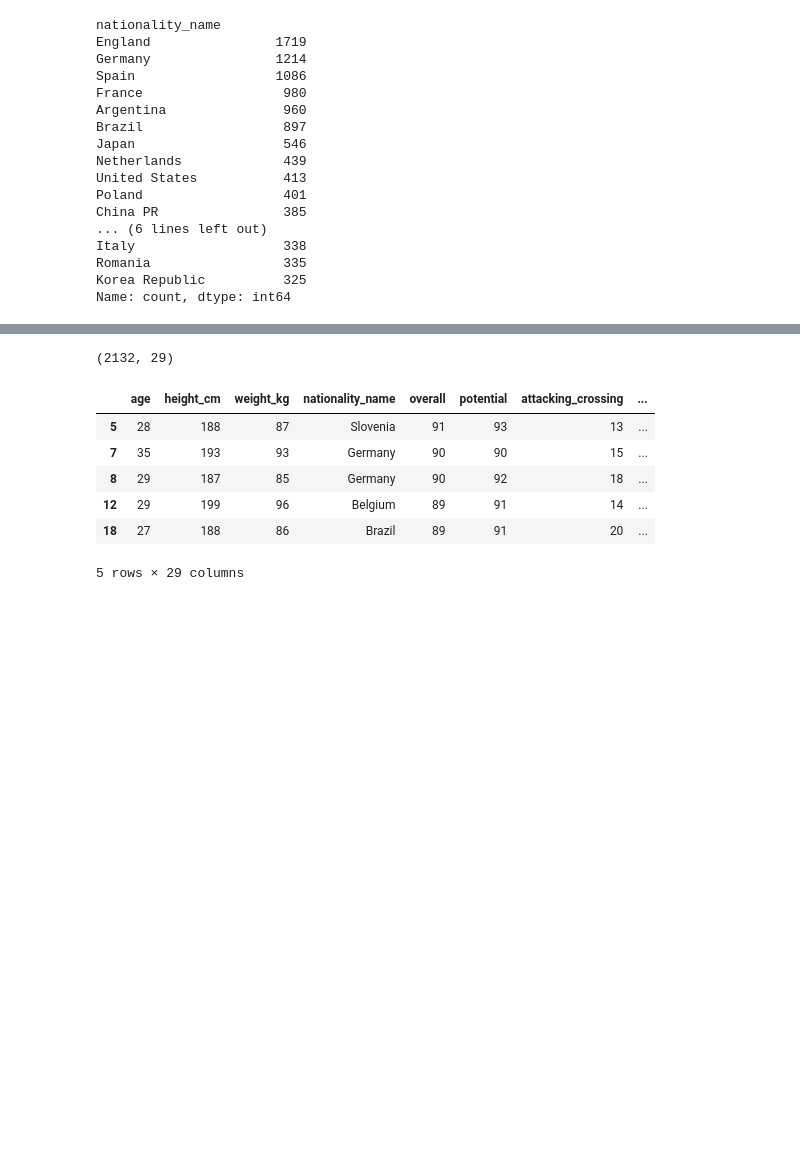
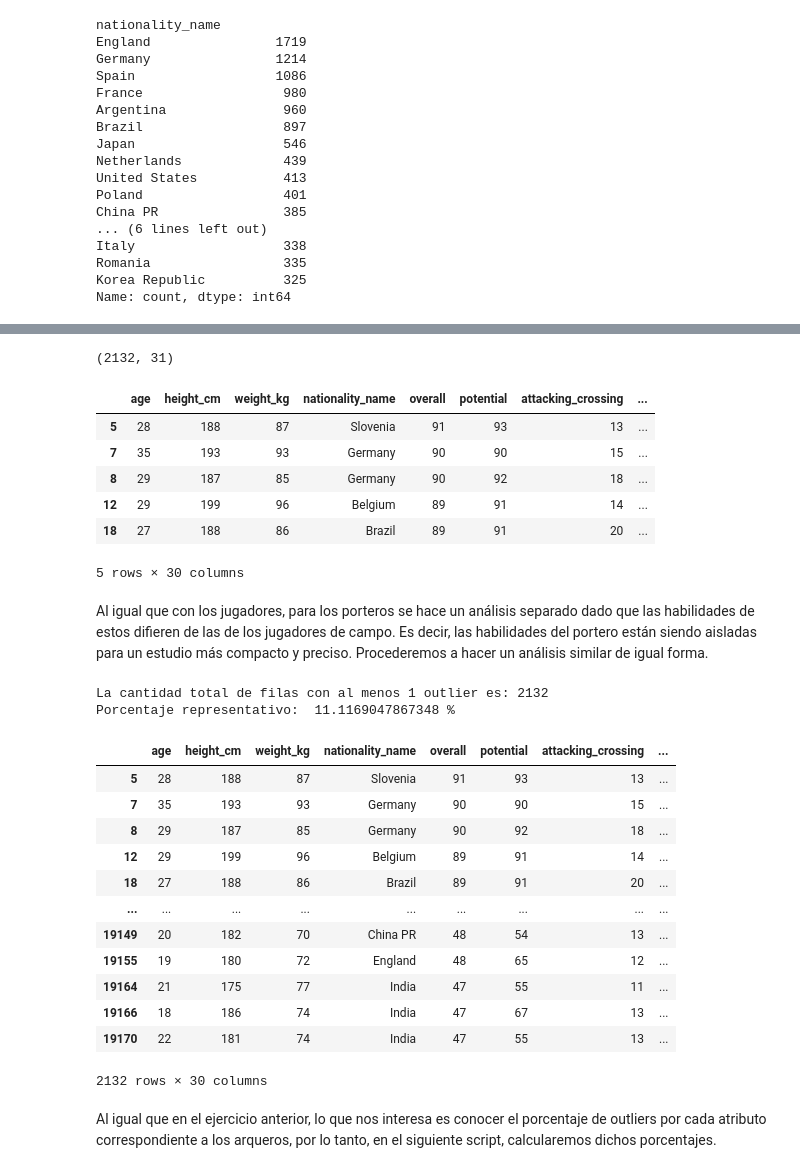
Before and after one commit to devrenato56/football-salaries-ml, a Jupyter notebook: notebooks/01_eda.ipynb, the cells around one changed output, grey strips where cells are left out. Drawn from its saved outputs; the diff is of its cells as text; code cells hidden in the pictures; blank space fills up the shorter version.

```diff
--- a/notebooks/01_eda.ipynb
+++ b/notebooks/01_eda.ipynb
@@ -381,13 +431,41 @@ limite_sup = q3 + 1.5*iqr
 # Filtro
 outliers_gk = df[((df[numeric_columns_gk] < limite_inf) | (df[numeric_columns_gk] > limite_sup)).any(axis=1)]
 print(outliers_gk.shape)
-outliers_gk.head()
+outliers_gk.head().drop(columns=["cantidad_outliers"])
 # %% [output]
-(2132, 29)
+(2132, 31)
 |  | age | height_cm | weight_kg | nationality_name | overall | potential | attacking_crossing | ... |
 | 5 | 28 | 188 | 87 | Slovenia | 91 | 93 | 13 | ... |
 | 7 | 35 | 193 | 93 | Germany | 90 | 90 | 15 | ... |
 | 8 | 29 | 187 | 85 | Germany | 90 | 92 | 18 | ... |
 | 12 | 29 | 199 | 96 | Belgium | 89 | 91 | 14 | ... |
 | 18 | 27 | 188 | 86 | Brazil | 89 | 91 | 20 | ... |
-5 rows × 29 columns
+5 rows × 30 columns
+# %% [markdown]
+Al igual que con los jugadores, para los porteros se hace un análisis separado dado que las habilidades de estos difieren de las de los jugadores de campo. Es decir, las habilidades del portero están siendo aisladas para un estudio más compacto y preciso. Procederemos a hacer un análisis similar de igual forma.
+# %%
+#Ahora, identifiquemos la cantidad de outliers por cada jugador que tenga al menos 1 outlier de los atributos de portero
+condicion_outliers_gk = df[numeric_columns_gk].lt(limite_inf, axis=1) | df[numeric_columns_gk].gt(limite_sup, axis=1)
+df["cantidad_outliers_gk"] = condicion_outliers_gk.sum(axis=1)
+outliers_gk = df[condicion_outliers_gk.any(axis=1)]
+print("La cantidad total de filas con al menos 1 outlier es:", len(outliers_gk))
+print("Porcentaje representativo: ", (len(outliers_gk)/len(df))*100, "%")
+outliers_gk.drop(columns=["cantidad_outliers"])
+# %% [output]
+La cantidad total de filas con al menos 1 outlier es: 2132
+Porcentaje representativo:  11.1169047867348 %
+|  | age | height_cm | weight_kg | nationality_name | overall | potential | attacking_crossing | ... |
+| 5 | 28 | 188 | 87 | Slovenia | 91 | 93 | 13 | ... |
+| 7 | 35 | 193 | 93 | Germany | 90 | 90 | 15 | ... |
+| 8 | 29 | 187 | 85 | Germany | 90 | 92 | 18 | ... |
+| 12 | 29 | 199 | 96 | Belgium | 89 | 91 | 14 | ... |
+| 18 | 27 | 188 | 86 | Brazil | 89 | 91 | 20 | ... |
+| ... | ... | ... | ... | ... | ... | ... | ... | ... |
+| 19149 | 20 | 182 | 70 | China PR | 48 | 54 | 13 | ... |
+| 19155 | 19 | 180 | 72 | England | 48 | 65 | 12 | ... |
+| 19164 | 21 | 175 | 77 | India | 47 | 55 | 11 | ... |
+| 19166 | 18 | 186 | 74 | India | 47 | 67 | 13 | ... |
+| 19170 | 22 | 181 | 74 | India | 47 | 55 | 13 | ... |
+2132 rows × 30 columns
+# %% [markdown]
+Al igual que en el ejercicio anterior, lo que nos interesa es conocer el porcentaje de outliers por cada atributo correspondiente a los arqueros, por lo tanto, en el siguiente script, calcularemos dichos porcentajes.
```
Also changed, not shown: parts of 18 cells of this notebook.
